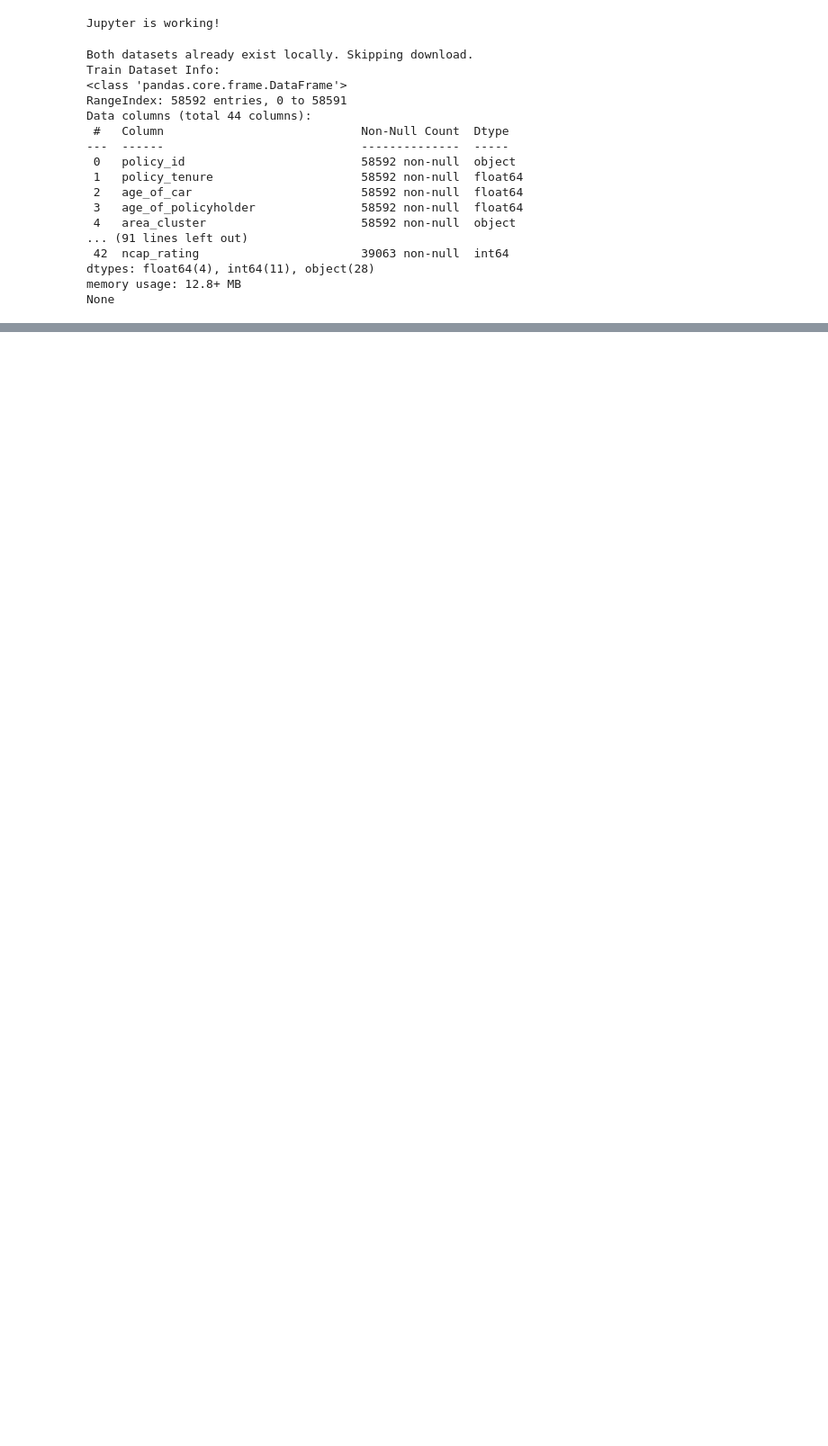
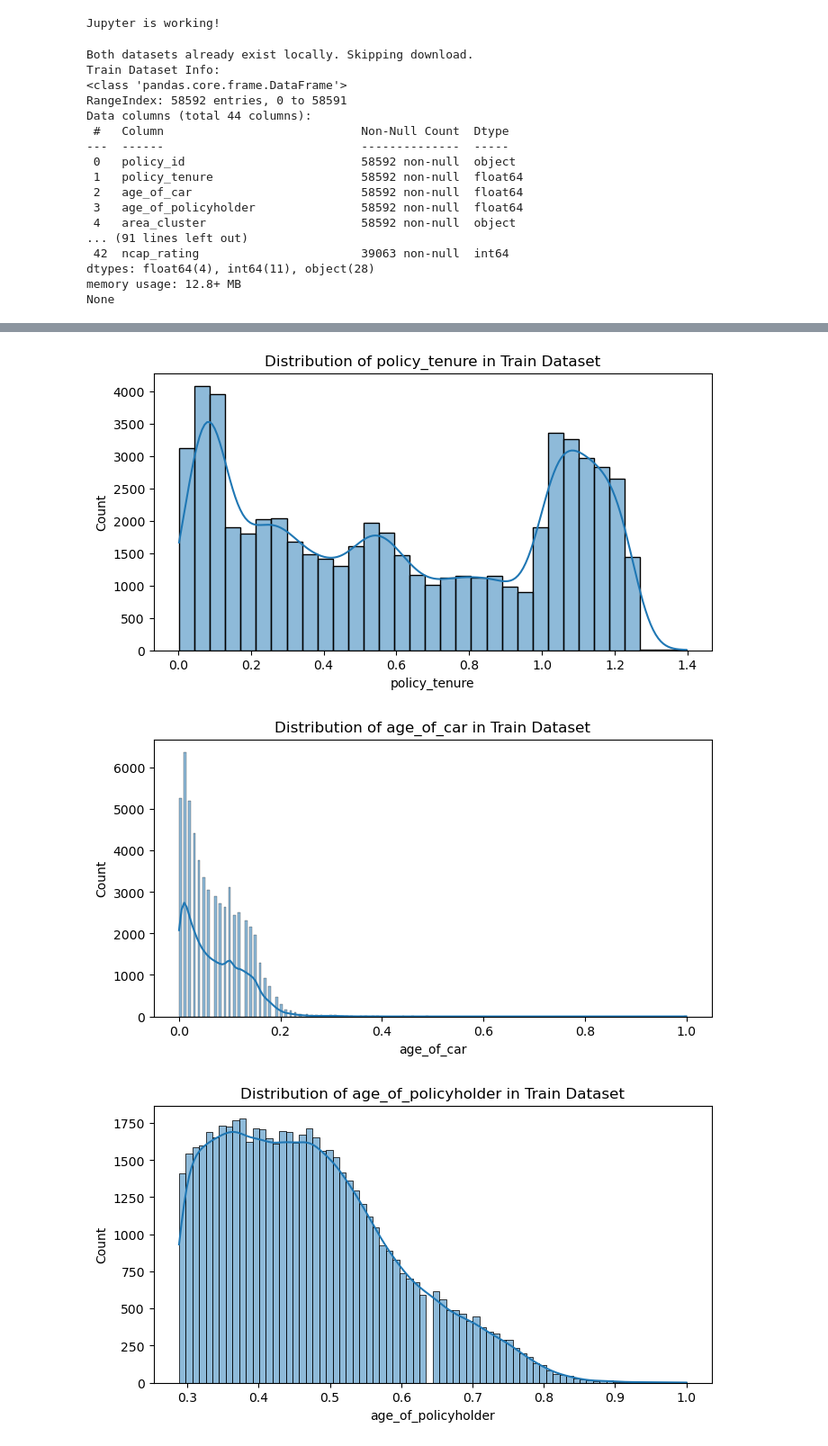
Before and after one commit to ryan-carroll/notebook-testing, a Jupyter notebook: claim.ipynb, the cells around one changed output, grey strips where cells are left out. Shown at 90% size. Cells and saved outputs as stored; diff of their text form; code cells hidden in the pictures; blank space fills up the shorter version.

```diff
--- a/claim.ipynb
+++ b/claim.ipynb
@@ -55,0 +143,13 @@ NameError: name 'dfValidate' is not defined
+# %%
+# Histogram for numerical columns in train dataset
+numerical_cols_train = dfTrain.select_dtypes(include=['int64', 'float64']).columns
+
+for col in numerical_cols_train:
+    plt.figure(figsize=(8, 4))
+    sns.histplot(dfTrain[col], kde=True)
+    plt.title(f"Distribution of {col} in Train Dataset")
+    plt.show()
+# %% [output]
+[figure, added]
+[figure, added]
+[figure, added]
```
Also changed, not shown: parts of 10 cells of this notebook.
